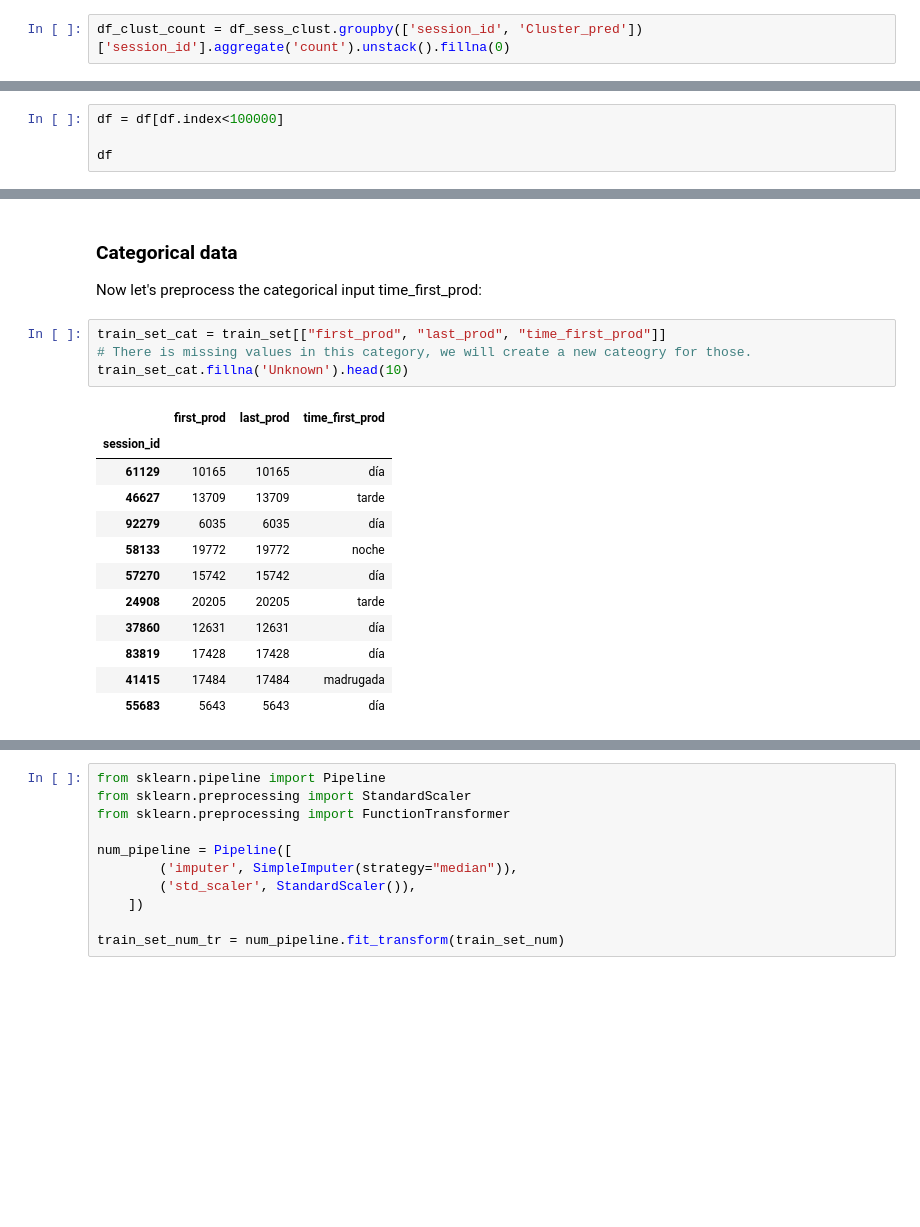
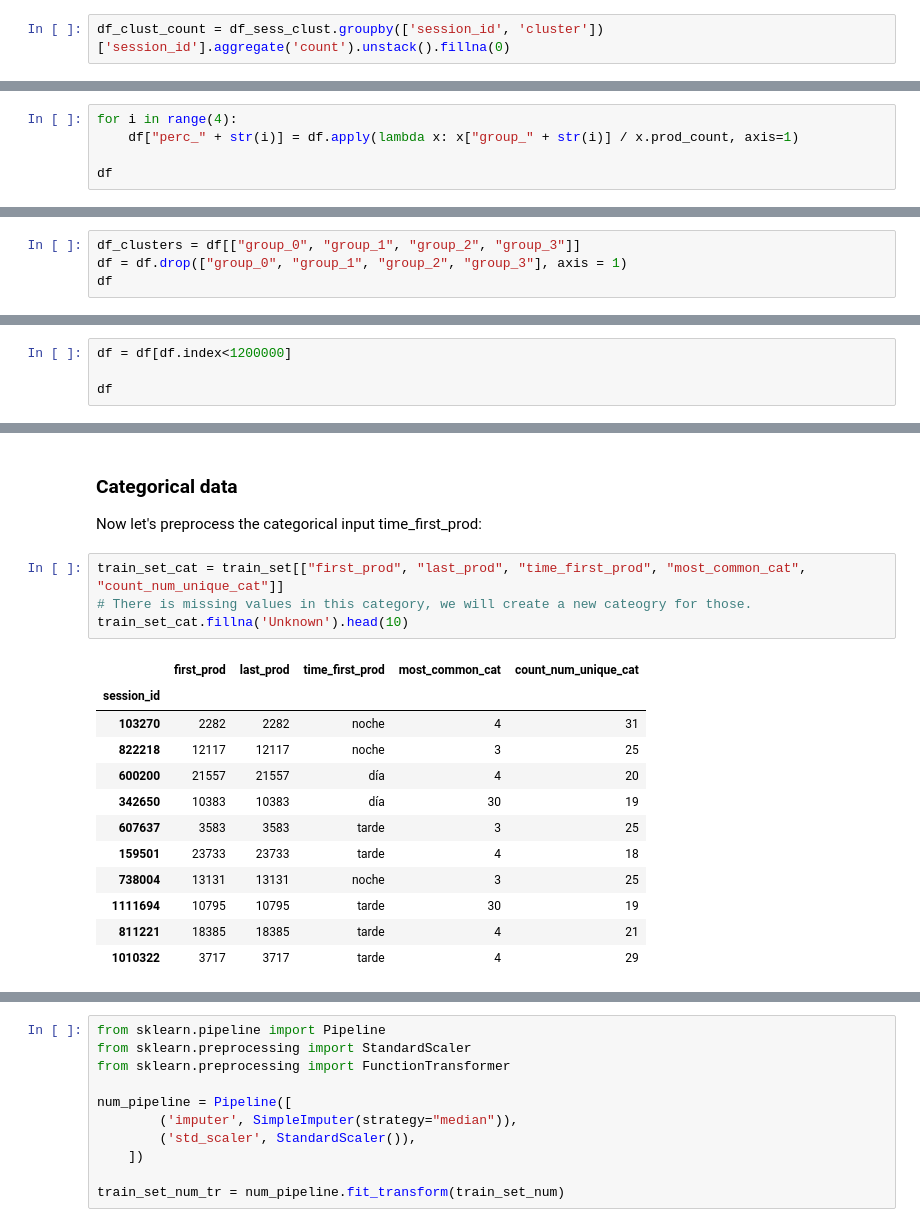
Before and after one commit to LucioBolatti/RecSys22-UB, a Jupyter notebook: ALL_Joan.ipynb, the cells around one changed output, grey strips where cells are left out. Saved outputs shown, nothing was run; the diff lists cells and outputs as text; blank space fills up the shorter version.

```diff
--- a/ALL_Joan.ipynb
+++ b/ALL_Joan.ipynb
@@ -193,6 +208,6 @@ df_sess_clust
 4743820 rows × 4 columns
 # %%
-df_clust_count = df_sess_clust.groupby(['session_id', 'Cluster_pred'])['session_id'].aggregate('count').unstack().fillna(0)
+df_clust_count = df_sess_clust.groupby(['session_id', 'cluster'])['session_id'].aggregate('count').unstack().fillna(0)
 # %%
 df_clust_count
 # %% [output]
@@ -236,0 +248,5 @@ df['item_purch'].nunique()
+# %%
+for i in range(4):
+    df["perc_" + str(i)] = df.apply(lambda x: x["group_" + str(i)] / x.prod_count, axis=1)
+
+df
@@ -236,0 +268,4 @@ df['item_purch'].nunique()
+# %%
+df_clusters = df[["group_0", "group_1", "group_2", "group_3"]]
+df = df.drop(["group_0", "group_1", "group_2", "group_3"], axis = 1)
+df
@@ -237,5 +287,5 @@ df['item_purch'].nunique()
 # %%
-df = df[df.index<100000]
+df = df[df.index<1200000]
 
 df
 # %% [output]
@@ -352,22 +397,22 @@ train_set_tr.head()
 
 Now let's preprocess the categorical input time_first_prod:
 # %%
-train_set_cat = train_set[["first_prod", "last_prod", "time_first_prod"]]
+train_set_cat = train_set[["first_prod", "last_prod", "time_first_prod", "most_common_cat", "count_num_unique_cat"]]
 # There is missing values in this category, we will create a new cateogry for those.
 train_set_cat.fillna('Unknown').head(10)
 # %% [output]
-|  | first_prod | last_prod | time_first_prod |
-| session_id |  |  |  |
-| 61129 | 10165 | 10165 | día |
-| 46627 | 13709 | 13709 | tarde |
-| 92279 | 6035 | 6035 | día |
-| 58133 | 19772 | 19772 | noche |
-| 57270 | 15742 | 15742 | día |
-| 24908 | 20205 | 20205 | tarde |
-| 37860 | 12631 | 12631 | día |
-| 83819 | 17428 | 17428 | día |
-| 41415 | 17484 | 17484 | madrugada |
-| 55683 | 5643 | 5643 | día |
+|  | first_prod | last_prod | time_first_prod | most_common_cat | count_num_unique_cat |
+| session_id |  |  |  |  |  |
+| 103270 | 2282 | 2282 | noche | 4 | 31 |
+| 822218 | 12117 | 12117 | noche | 3 | 25 |
+| 600200 | 21557 | 21557 | día | 4 | 20 |
+| 342650 | 10383 | 10383 | día | 30 | 19 |
+| 607637 | 3583 | 3583 | tarde | 3 | 25 |
+| 159501 | 23733 | 23733 | tarde | 4 | 18 |
+| 738004 | 13131 | 13131 | noche | 3 | 25 |
+| 1111694 | 10795 | 10795 | tarde | 30 | 19 |
+| 811221 | 18385 | 18385 | tarde | 4 | 21 |
+| 1010322 | 3717 | 3717 | tarde | 4 | 29 |
 # %%
 from sklearn.preprocessing import OrdinalEncoder
 
```
Also changed, not shown: parts of 55 cells of this notebook, 3 other files.
